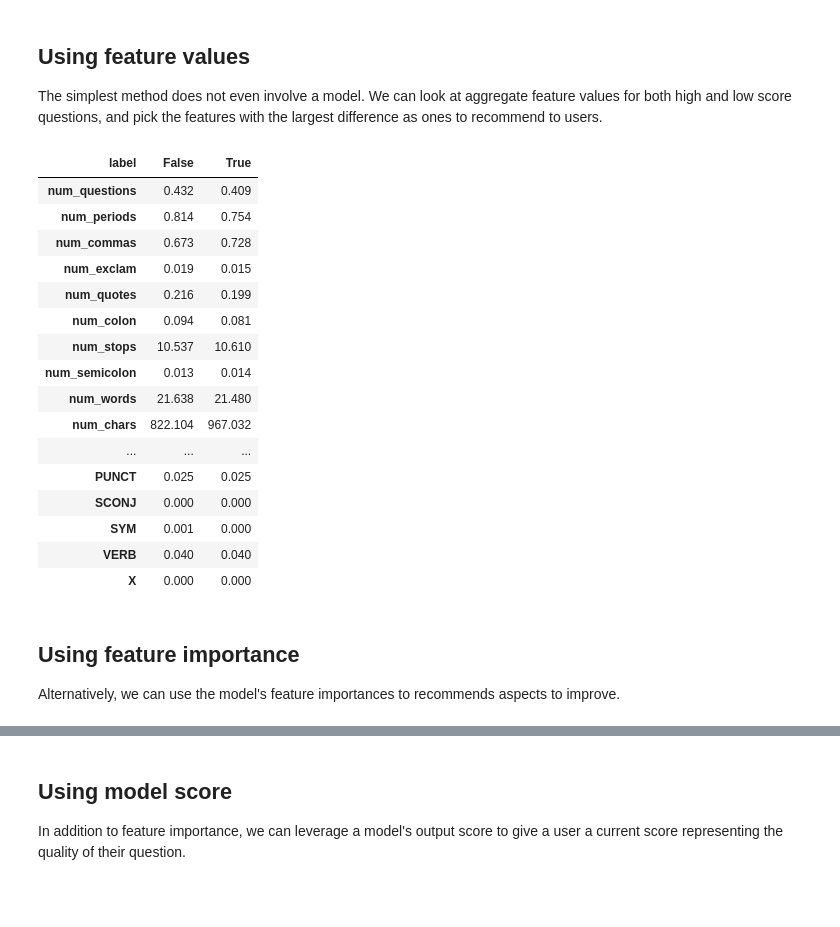
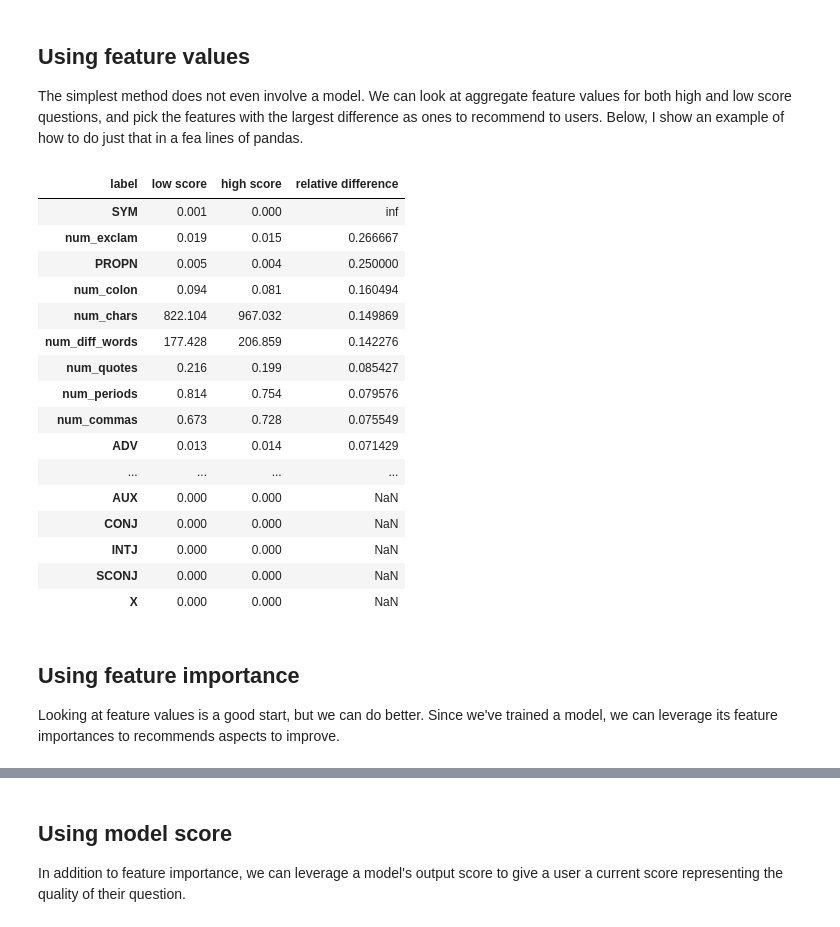
Before and after one commit to hundredblocks/ml-powered-applications, a Jupyter notebook: notebooks/generating_recommendations.ipynb, the cells around one changed output, grey strips where cells are left out. Drawn from its saved outputs; the diff is of its cells as text; code cells hidden in the pictures; blank space fills up the shorter version.

```diff
--- a/notebooks/generating_recommendations.ipynb
+++ b/notebooks/generating_recommendations.ipynb
@@ -60,35 +66,42 @@ X_test = test_df[features].astype(float)
 # %% [markdown]
 ## Using feature values
 
-The simplest method does not even involve a model. We can look at aggregate feature values for both high and low score questions, and pick the features with the largest difference as ones to recommend to users.
+The simplest method does not even involve a model. We can look at aggregate feature values for both high and low score questions, and pick the features with the largest difference as ones to recommend to users. Below, I show an example of how to do just that in a fea lines of pandas.
 # %%
 features_and_labels = df.copy()
 features_and_labels["label"] = features_and_labels["Score"] > features_and_labels["Score"].median()
 features_and_labels = features_and_labels[["label"] + features].copy()
-# %%
-class_feature_values = features_and_labels.groupby("label").mean()
-class_feature_values = class_feature_values.round(3)
-class_feature_values.transpose()
-# %% [output]
-| label | False | True |
-| num_questions | 0.432 | 0.409 |
-| num_periods | 0.814 | 0.754 |
-| num_commas | 0.673 | 0.728 |
-| num_exclam | 0.019 | 0.015 |
-| num_quotes | 0.216 | 0.199 |
-| num_colon | 0.094 | 0.081 |
-| num_stops | 10.537 | 10.610 |
-| num_semicolon | 0.013 | 0.014 |
-| num_words | 21.638 | 21.480 |
-| num_chars | 822.104 | 967.032 |
-| ... | ... | ... |
-| PUNCT | 0.025 | 0.025 |
-| SCONJ | 0.000 | 0.000 |
-| SYM | 0.001 | 0.000 |
-| VERB | 0.040 | 0.040 |
-| X | 0.000 | 0.000 |
+# %%
+class_feature_values = features_and_labels.groupby("label").mean()
+class_feature_values = class_feature_values.round(3)
+class_feature_values = class_feature_values.transpose()
+class_feature_values.rename(columns={
+    False: "low score",
+    True: "high score"
+}, inplace=True)
+class_feature_values["relative difference"] = abs(class_feature_values["high score"] - class_feature_values["low score"]) / class_feature_values["high score"]
+class_feature_values.sort_values(by="relative difference", inplace=True, ascending=False)
+class_feature_values
+# %% [output]
+| label | low score | high score | relative difference |
+| SYM | 0.001 | 0.000 | inf |
+| num_exclam | 0.019 | 0.015 | 0.266667 |
+| PROPN | 0.005 | 0.004 | 0.250000 |
+| num_colon | 0.094 | 0.081 | 0.160494 |
+| num_chars | 822.104 | 967.032 | 0.149869 |
+| num_diff_words | 177.428 | 206.859 | 0.142276 |
+| num_quotes | 0.216 | 0.199 | 0.085427 |
+| num_periods | 0.814 | 0.754 | 0.079576 |
+| num_commas | 0.673 | 0.728 | 0.075549 |
+| ADV | 0.013 | 0.014 | 0.071429 |
+| ... | ... | ... | ... |
+| AUX | 0.000 | 0.000 | NaN |
+| CONJ | 0.000 | 0.000 | NaN |
+| INTJ | 0.000 | 0.000 | NaN |
+| SCONJ | 0.000 | 0.000 | NaN |
+| X | 0.000 | 0.000 | NaN |
 # %% [markdown]
 ## Using feature importance
 
-Alternatively, we can use the model's feature importances to recommends aspects to improve.
+Looking at feature values is a good start, but we can do better. Since we've trained a model, we can leverage its feature importances to recommends aspects to improve.
 # %%
```
Also changed, not shown: parts of 20 cells of this notebook, 5 other files.
